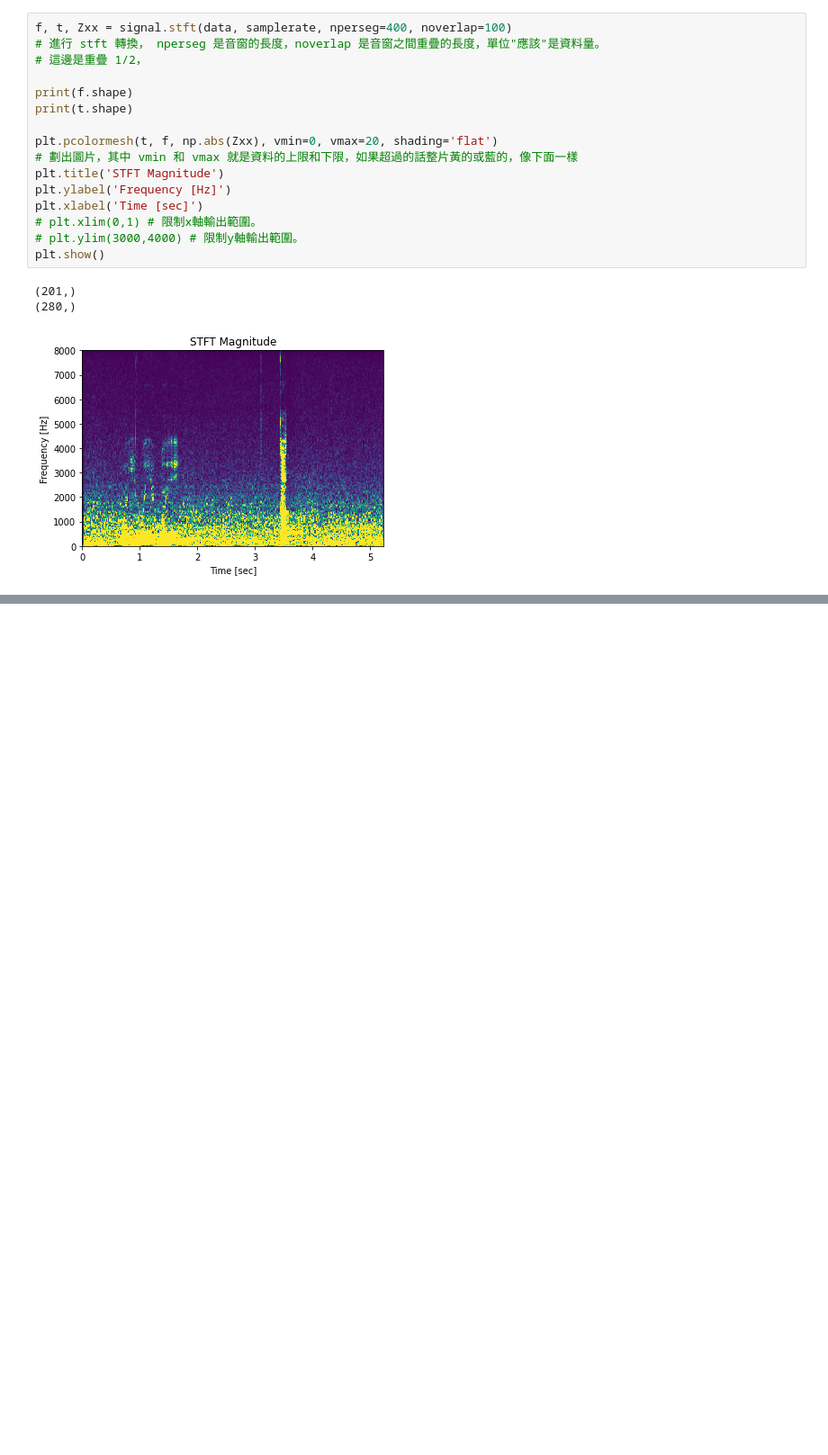
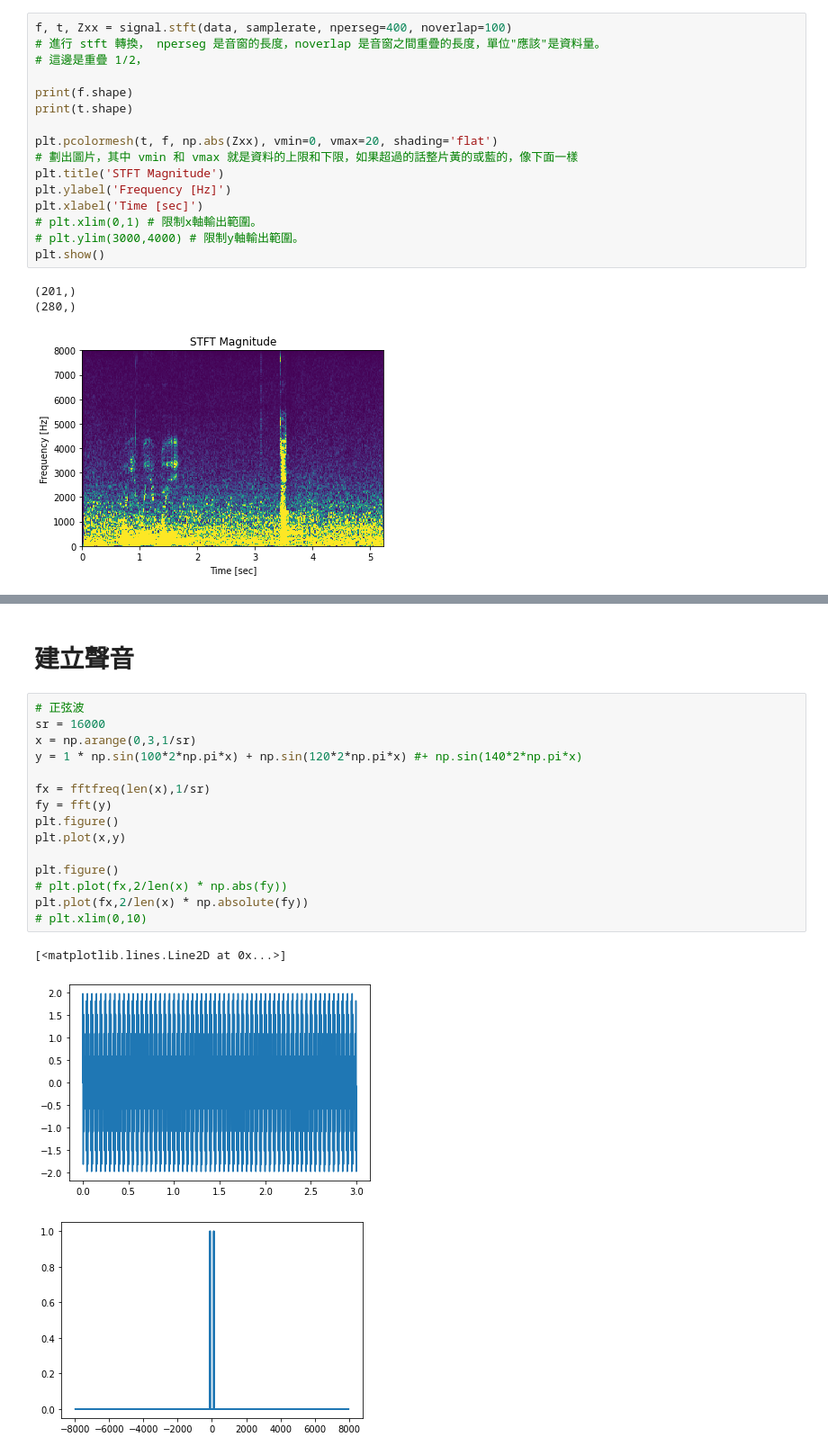
Before and after one commit to hyzycczz/TongueGAN, a Jupyter notebook: 測試/read_speech.ipynb, the cells around one changed output, grey strips where cells are left out. Shown at 90% size. Saved outputs shown, nothing was run; the diff lists cells and outputs as text; blank space fills up the shorter version.

```diff
--- a/測試/read_speech.ipynb
+++ b/測試/read_speech.ipynb
@@ -62,0 +73,21 @@ plt.show()
+# %% [markdown]
+# 建立聲音
+# %%
+# 正弦波
+sr = 16000
+x = np.arange(0,3,1/sr)
+y = 1 * np.sin(100*2*np.pi*x) + np.sin(120*2*np.pi*x) #+ np.sin(140*2*np.pi*x)
+
+fx = fftfreq(len(x),1/sr)
+fy = fft(y)
+plt.figure()
+plt.plot(x,y)
+
+plt.figure()
+# plt.plot(fx,2/len(x) * np.abs(fy))
+plt.plot(fx,2/len(x) * np.absolute(fy))
+# plt.xlim(0,10)
+# %% [output]
+[<matplotlib.lines.Line2D at 0x...>]
+[figure, added]
+[figure, added]
```
Also changed, not shown: parts of 8 cells of this notebook, 1 other file.
